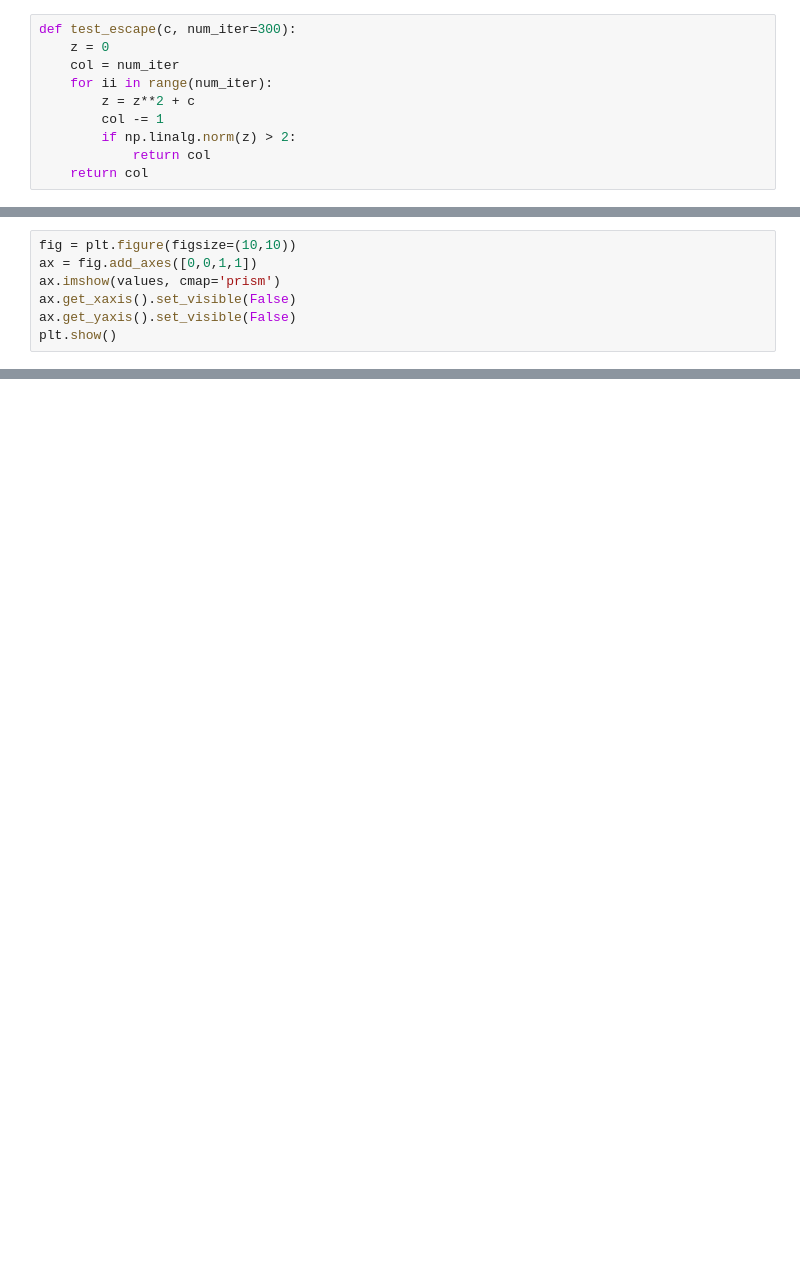
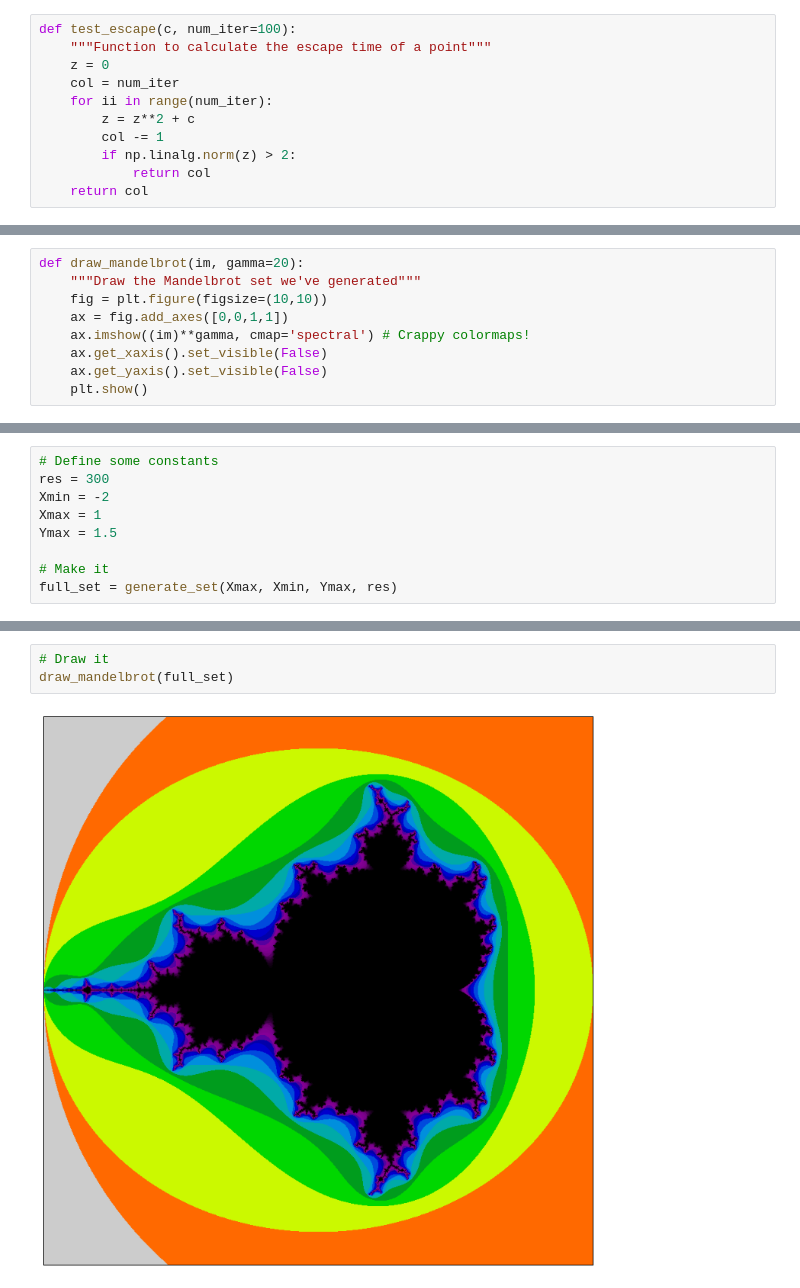
Before and after one commit to drpeteb/mandelbrot-set, a Jupyter notebook: MandelbrotSet.ipynb, the cells around one changed output, grey strips where cells are left out. Saved outputs shown, nothing was run; the diff lists cells and outputs as text; blank space fills up the shorter version.

```diff
--- a/MandelbrotSet.ipynb
+++ b/MandelbrotSet.ipynb
@@ -12,5 +9,6 @@ Ymax = 1.5
 # %%
-def test_escape(c, num_iter=300):
+def test_escape(c, num_iter=100):
+    """Function to calculate the escape time of a point"""
     z = 0
     col = num_iter
     for ii in range(num_iter):
@@ -37,7 +52,9 @@ for ii in range(N):
 # %%
-fig = plt.figure(figsize=(10,10))
-ax = fig.add_axes([0,0,1,1])
-ax.imshow(values, cmap='prism')
-ax.get_xaxis().set_visible(False)
-ax.get_yaxis().set_visible(False)
-plt.show()
+def draw_mandelbrot(im, gamma=20):
+    """Draw the Mandelbrot set we've generated"""
+    fig = plt.figure(figsize=(10,10))
+    ax = fig.add_axes([0,0,1,1])
+    ax.imshow((im)**gamma, cmap='spectral') # Crappy colormaps!
+    ax.get_xaxis().set_visible(False)
+    ax.get_yaxis().set_visible(False)
+    plt.show()
@@ -45,0 +61,9 @@ plt.show()
+# %%
+# Define some constants
+res = 300
+Xmin = -2
+Xmax = 1
+Ymax = 1.5
+
+# Make it
+full_set = generate_set(Xmax, Xmin, Ymax, res)
@@ -45,0 +72,5 @@ plt.show()
+# %%
+# Draw it
+draw_mandelbrot(full_set)
+# %% [output]
+[figure, added]
```
Also changed, not shown: parts of 9 cells of this notebook.
